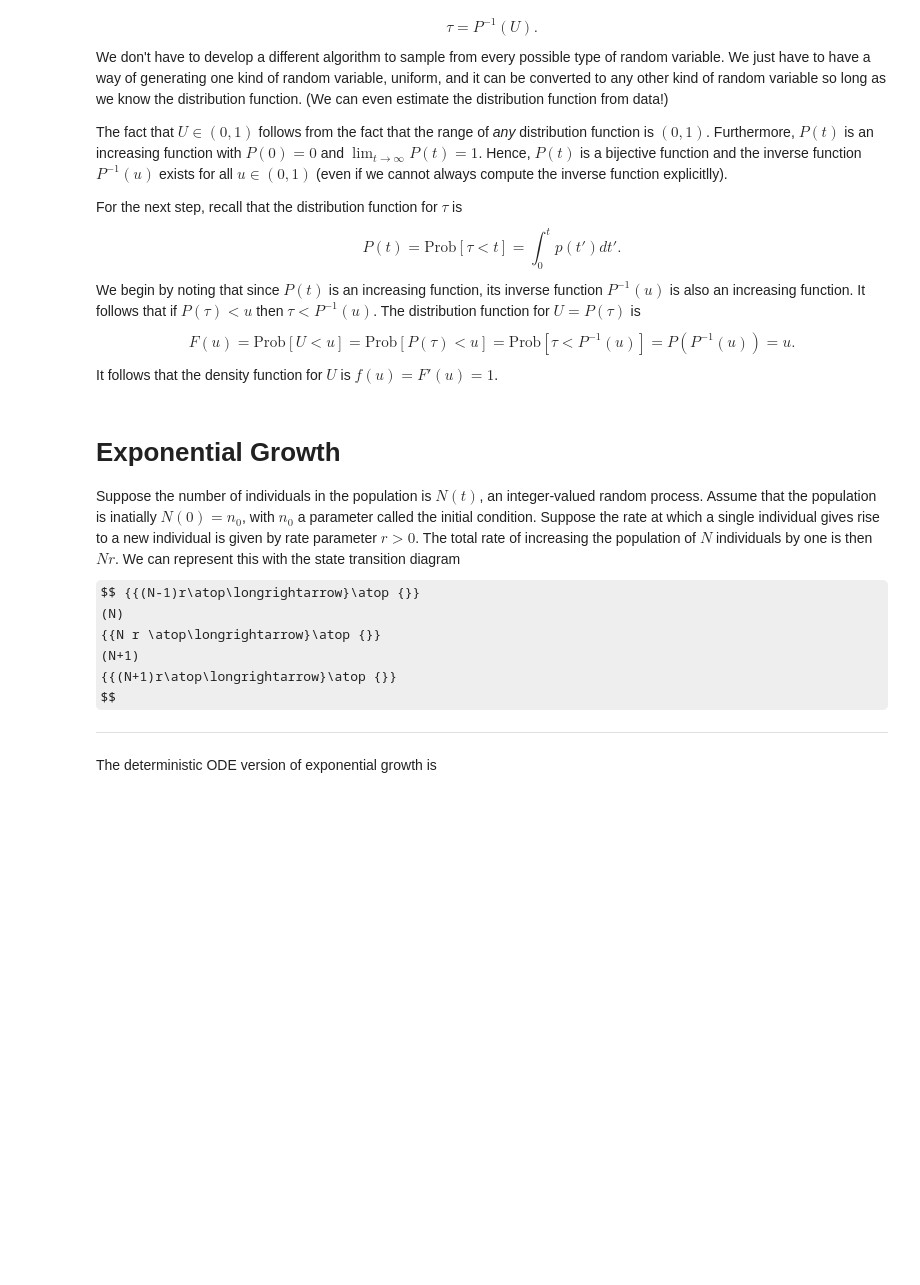
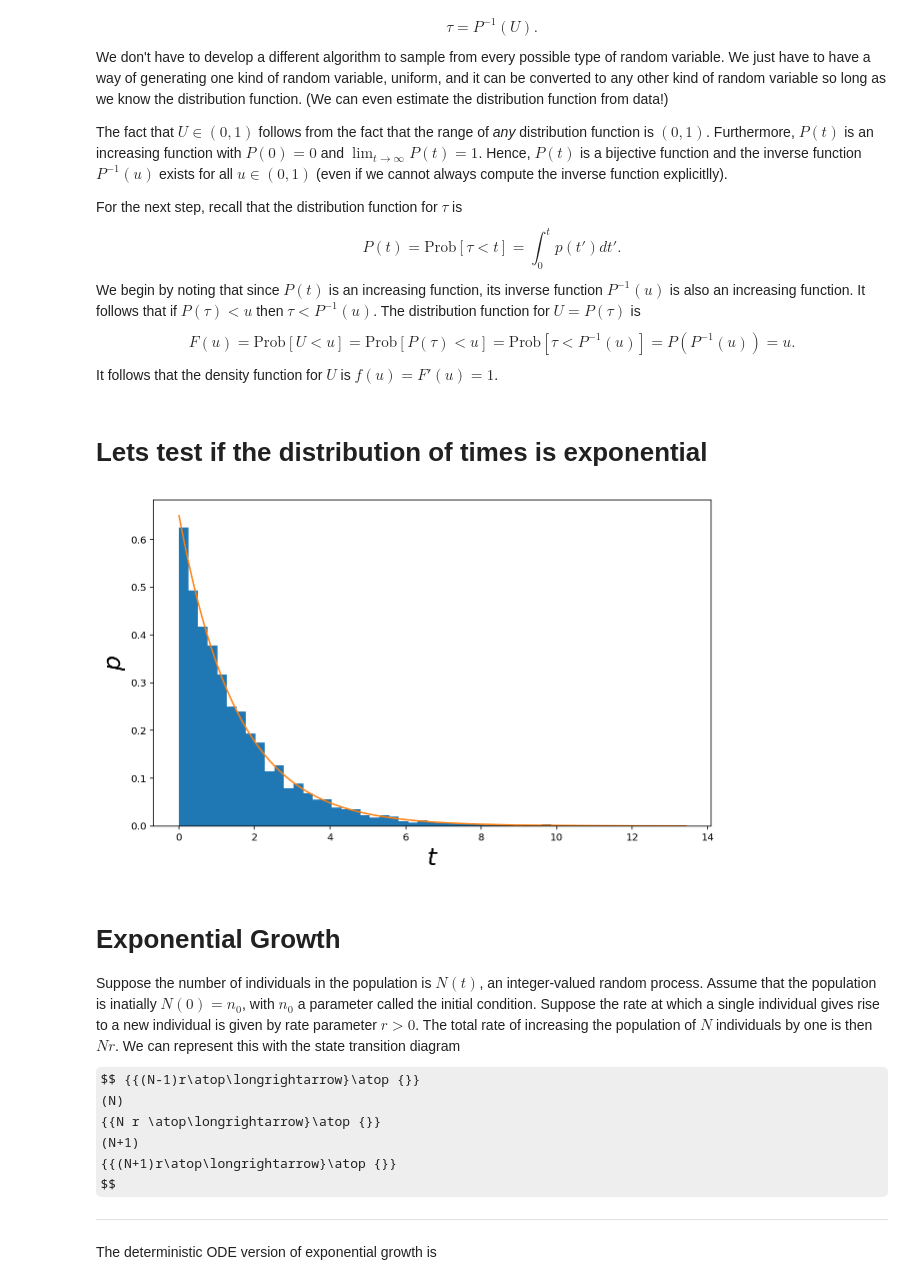
Before and after one commit to newby-jay/MATH371-Winter2020-JupyterNotebooks, a Jupyter notebook: Week 2 - birth death processes.ipynb, the cells around one changed output. Saved outputs shown, nothing was run; the diff lists cells and outputs as text; code cells hidden in the pictures; some formulas as TeX source; blank space fills up the shorter version.

```diff
--- a/Week 2 - birth death processes.ipynb
+++ b/Week 2 - birth death processes.ipynb
@@ -64,6 +64,24 @@ $$
 F(u) = \text{Prob}[U < u] = \text{Prob}[P(\tau) < u] = \text{Prob}[\tau < P^{-1}(u)] = P(P^{-1}(u)) = u.
 $$
 It follows that the density function for $U$ is $f(u) = F'(u) = 1$.
+# %% [markdown]
+# Lets test if the distribution of times is exponential
+# %%
+k = 0.65
+t = linspace(0, max(tau), 200)
+p = k*exp(-k*t)
+
+u = rand(5000)
+tau = -log(u)/k
+
+figure(1, [10, 6])
+hist(tau, density=True, bins=50)
+
+plot(t, p)
+xlabel(r'$t$', fontsize=24)
+ylabel(r'$p$', fontsize=24);
+# %% [output]
+[figure, added]
 # %% [markdown]
 # Exponential Growth
 Suppose the number of individuals in the population is $N(t)$, an integer-valued random process. Assume that the population is inatially $N(0) = n_0$, with $n_0$ a parameter called the initial condition. Suppose the rate at which a single individual gives rise to a new individual is given by rate parameter $r>0$. The total rate of increasing the population of $N$ individuals by one is then $Nr$. We can represent this with the state transition diagram
```
